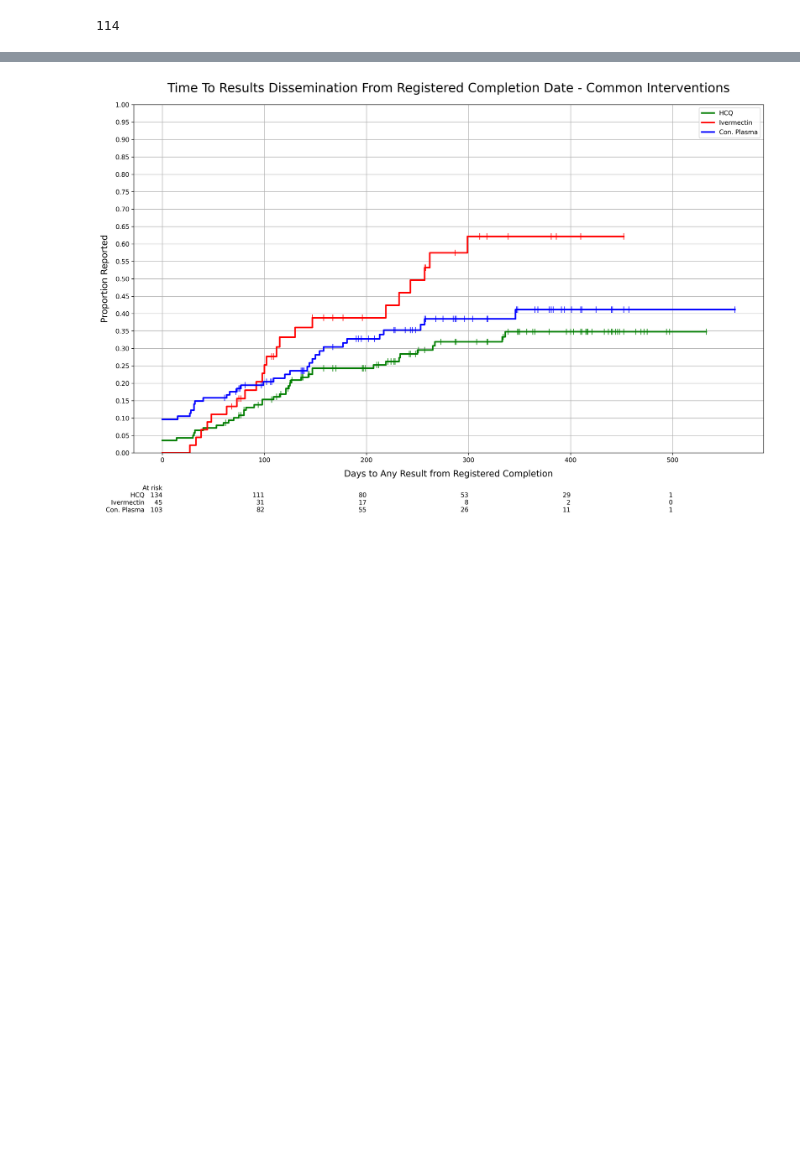
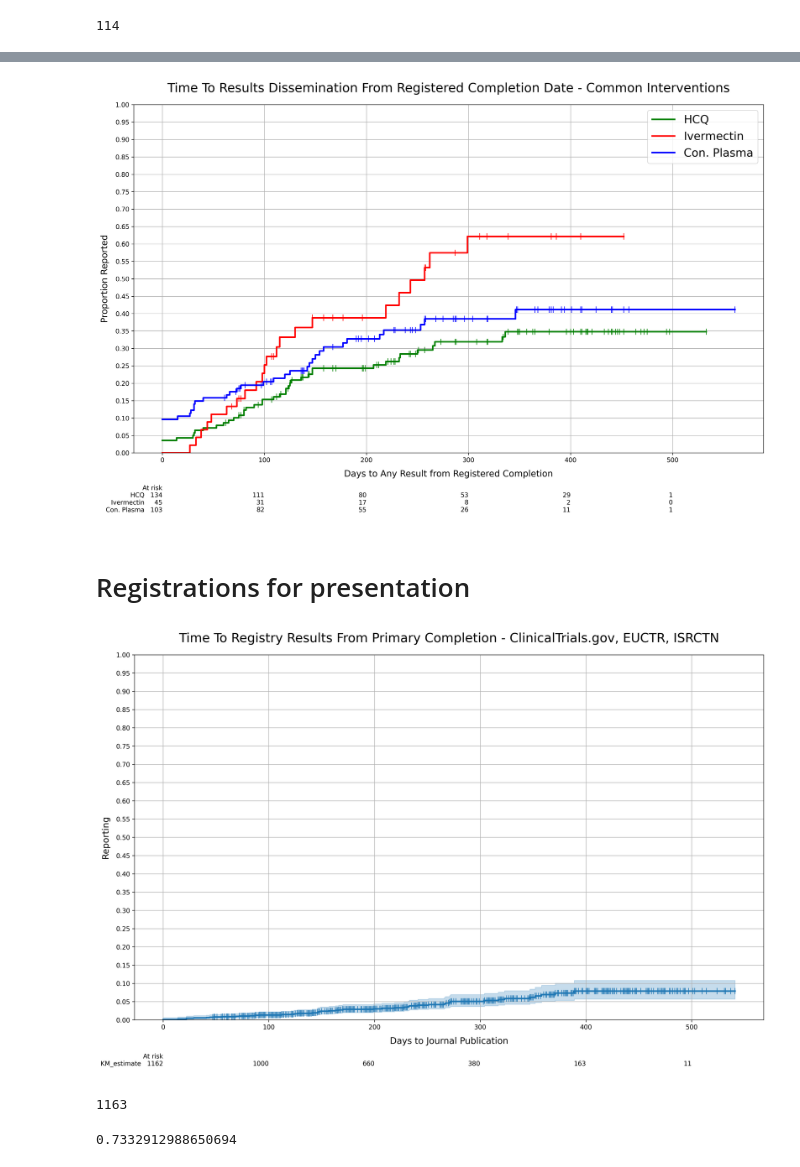
Before and after one commit to ebmdatalab/direcct-phase2-python, a Jupyter notebook: notebooks/7 Analysis.ipynb, the cells around one changed output, grey strips where cells are left out. Saved outputs shown, nothing was run; the diff lists cells and outputs as text; code cells hidden in the pictures; blank space fills up the shorter version.

```diff
--- a/notebooks/7 Analysis.ipynb
+++ b/notebooks/7 Analysis.ipynb
@@ -571,9 +585,54 @@ ax.set_ylim([0, 1])
 plt.title("Time To Results Dissemination From Registered Completion Date - Common Interventions", pad=20, fontsize=20)
 plt.ylabel('Proportion Reported', labelpad=10, fontsize=14)
 plt.xlabel('Days to Any Result from Registered Completion', labelpad=10, fontsize=14)
+ax.legend(fontsize = 18)
 
 from lifelines.plotting import add_at_risk_counts
 add_at_risk_counts(kmf_1, kmf_2, kmf_3, rows_to_show = ['At risk'], ax=ax)
 plt.tight_layout()
 # %% [output]
-[figure, old version]
+[figure, new version]
+# %% [markdown]
+# Registrations for presentation
+# %%
+test = df2.merge(trials[['id','crossreg']], how='left', on='id')
+# %%
+test['reg_result'] = np.where((test.crossreg.str.contains('NCT') | test.crossreg.str.contains('EUCTR') | test.crossreg.str.contains('ISRCTN')), 1,0)
+# %%
+reg_only_km = test[test.reg_result == 1].reset_index(drop=True)
+# %%
+reg_pub2 = reg_only_km[['publication_summary_adj', 'time_publication_summary_adj']].reset_index(drop=True)
+reg_pub2['publication_summary_adj'] = reg_pub2['publication_summary_adj'].astype(int)
+reg_pub2['time_publication_summary_adj'] = np.where(reg_pub2['time_publication_summary_adj'] < 0, 0, reg_pub2['time_publication_summary_adj'])
+# %%
+yticks = list(np.arange(0,1.05,.05))
+fig = plt.figure(dpi=300)
+ax = plt.subplot()
+
+T = reg_pub2.time_publication_summary_adj
+E = reg_pub2.publication_summary_adj
+
+kmf_article = KaplanMeierFitter()
+kmf_article.fit(T, E)
+#ax = kmf_any.plot(ci_show=False, show_censors=True, censor_styles={'ms':10, 'marker':'|'}, yticks=yticks, figsize=(15, 10), grid=True, legend=False, ax=ax, lw=2.5)
+ax = kmf_article.plot_cumulative_density(ci_show=True, show_censors=True, censor_styles={'ms':10, 'marker':'|'},
+                                     yticks=yticks, figsize=(15, 10), grid=True, legend=False, ax=ax, lw=2.5)
+
+ax.set_ylim([0, 1])
+
+plt.title("Time To Registry Results From Primary Completion - ClinicalTrials.gov, EUCTR, ISRCTN", pad=20, fontsize=20)
+plt.ylabel('Reporting', labelpad=10, fontsize=14)
+plt.xlabel('Days to Journal Publication', labelpad=10, fontsize=14)
+
+add_at_risk_counts(kmf_article, rows_to_show = ['At risk'], ax=ax)
+plt.tight_layout()
+# %% [output]
+[figure, added]
+# %%
+test.reg_result.sum()
+# %% [output]
+1163
+# %%
+1163/len(test)
+# %% [output]
+0.7332912988650694
```
Also changed, not shown: parts of 22 cells of this notebook, 10 other files.
